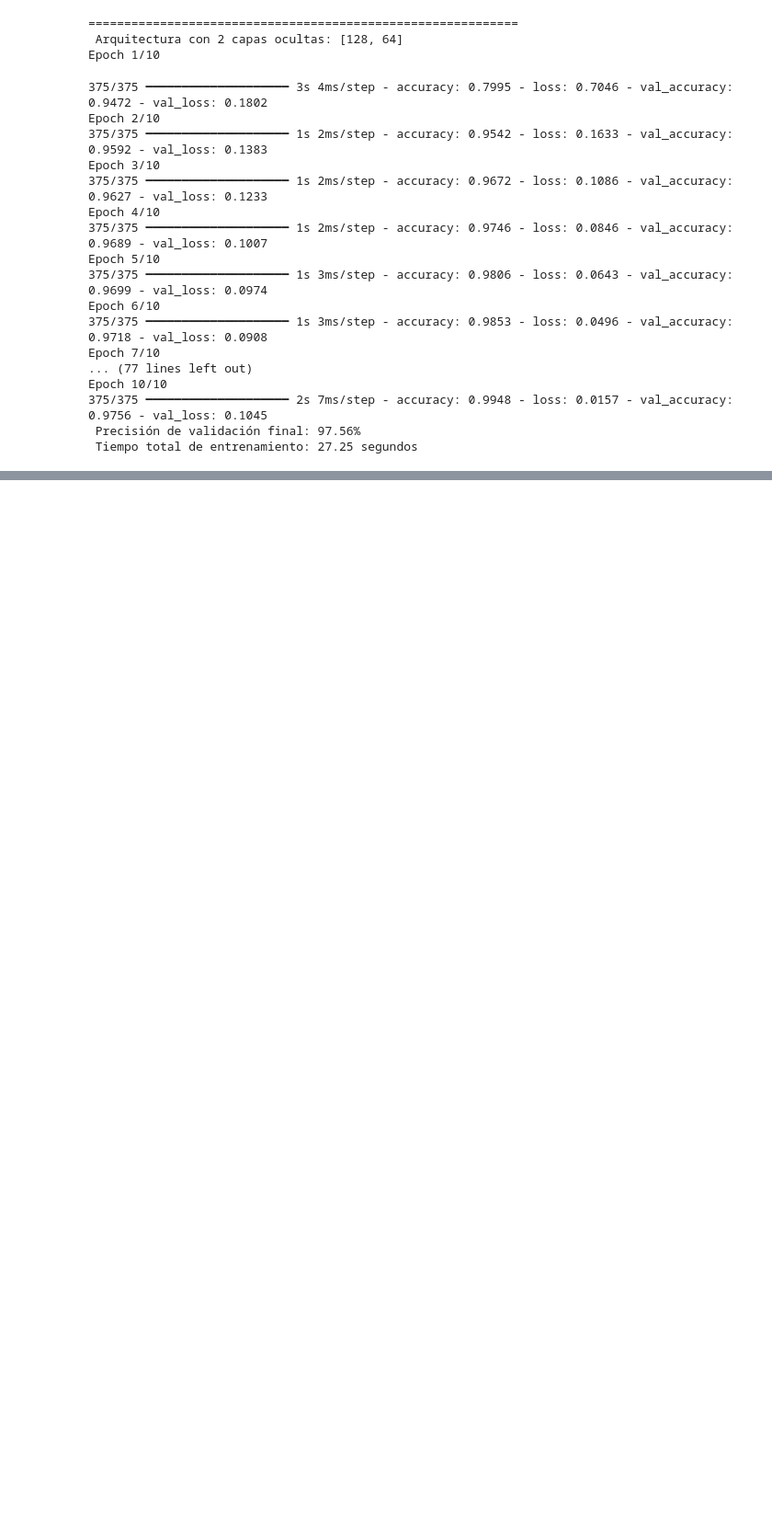
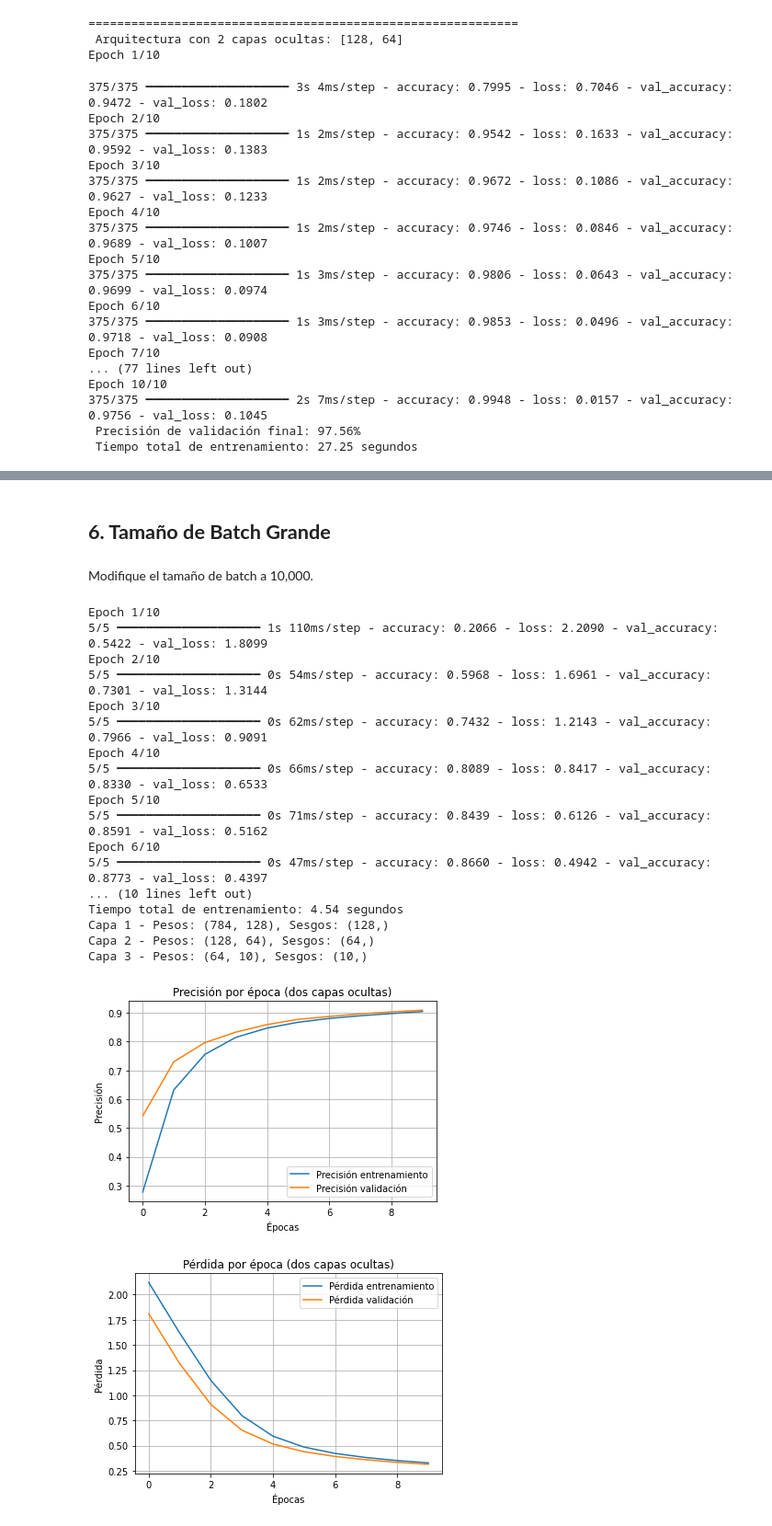
Before and after one commit to alee2602/LAB2-DS, a Jupyter notebook: main.ipynb, the cells around one changed output, grey strips where cells are left out. Shown at 92% size. Saved outputs shown, nothing was run; the diff lists cells and outputs as text; code cells hidden in the pictures; blank space fills up the shorter version.

```diff
--- a/main.ipynb
+++ b/main.ipynb
@@ -400,0 +589,80 @@ Epoch 10/10
+# %% [markdown]
+## **6. Tamaño de Batch Grande**
+# %% [markdown]
+Modifique el tamaño de batch a 10,000.
+# %%
+
+model = keras.Sequential([
+    layers.Flatten(input_shape=(28, 28)),
+    layers.Dense(128, activation='relu'),       # Primera capa oculta
+    layers.Dense(64, activation='relu'),        # Segunda capa oculta
+    layers.Dense(10, activation='softmax')
+])
+
+model.compile(optimizer='adam',
+            loss='sparse_categorical_crossentropy',
+            metrics=['accuracy'])
+
+start = time.time()
+
+history = model.fit(
+    x_train_new, y_train_new,
+    validation_data=(x_val, y_val),
+    epochs=10,
+    batch_size = 10000
+)
+
+end = time.time()
+tiempo = round(end - start, 2)
+
+# Obtener precisión final en validación
+val_acc = round(history.history['val_accuracy'][-1] * 100, 2)
+
+print(f"\n Precisión de validación final: {val_acc}%")
+print(f"Tiempo total de entrenamiento: {tiempo} segundos")
+
+for i, layer in enumerate(model.layers):
+    weights = layer.get_weights()
+    if weights:
+        w_shape = weights[0].shape
+        b_shape = weights[1].shape
+        print(f"Capa {i} - Pesos: {w_shape}, Sesgos: {b_shape}")
+
+plt.plot(history.history['accuracy'], label='Precisión entrenamiento')
+plt.plot(history.history['val_accuracy'], label='Precisión validación')
+plt.xlabel('Épocas')
+plt.ylabel('Precisión')
+plt.title('Precisión por época (dos capas ocultas)')
+plt.legend()
+plt.grid(True)
+plt.show()
+
+# Gráfico de pérdida
+plt.plot(history.history['loss'], label='Pérdida entrenamiento')
+plt.plot(history.history['val_loss'], label='Pérdida validación')
+plt.xlabel('Épocas')
+plt.ylabel('Pérdida')
+plt.title('Pérdida por época (dos capas ocultas)')
+plt.legend()
+plt.grid(True)
+plt.show()
+# %% [output]
+Epoch 1/10
+5/5 ━━━━━━━━━━━━━━━━━━━━ 1s 110ms/step - accuracy: 0.2066 - loss: 2.2090 - val_accuracy: 0.5422 - val_loss: 1.8099
+Epoch 2/10
+5/5 ━━━━━━━━━━━━━━━━━━━━ 0s 54ms/step - accuracy: 0.5968 - loss: 1.6961 - val_accuracy: 0.7301 - val_loss: 1.3144
+Epoch 3/10
+5/5 ━━━━━━━━━━━━━━━━━━━━ 0s 62ms/step - accuracy: 0.7432 - loss: 1.2143 - val_accuracy: 0.7966 - val_loss: 0.9091
+Epoch 4/10
+5/5 ━━━━━━━━━━━━━━━━━━━━ 0s 66ms/step - accuracy: 0.8089 - loss: 0.8417 - val_accuracy: 0.8330 - val_loss: 0.6533
+Epoch 5/10
+5/5 ━━━━━━━━━━━━━━━━━━━━ 0s 71ms/step - accuracy: 0.8439 - loss: 0.6126 - val_accuracy: 0.8591 - val_loss: 0.5162
+Epoch 6/10
+5/5 ━━━━━━━━━━━━━━━━━━━━ 0s 47ms/step - accuracy: 0.8660 - loss: 0.4942 - val_accuracy: 0.8773 - val_loss: 0.4397
+... (10 lines left out)
+Tiempo total de entrenamiento: 4.54 segundos
+Capa 1 - Pesos: (784, 128), Sesgos: (128,)
+Capa 2 - Pesos: (128, 64), Sesgos: (64,)
+Capa 3 - Pesos: (64, 10), Sesgos: (10,)
+[figure, added]
+[figure, added]
```
Also changed, not shown: parts of 18 cells of this notebook.
